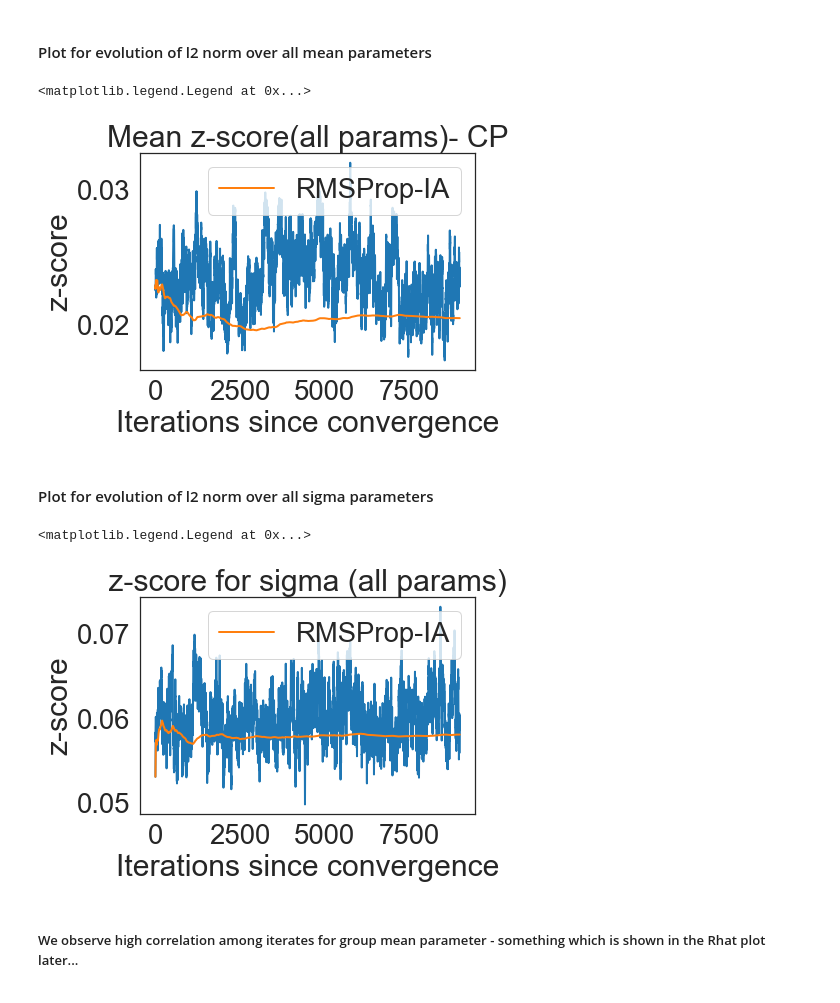
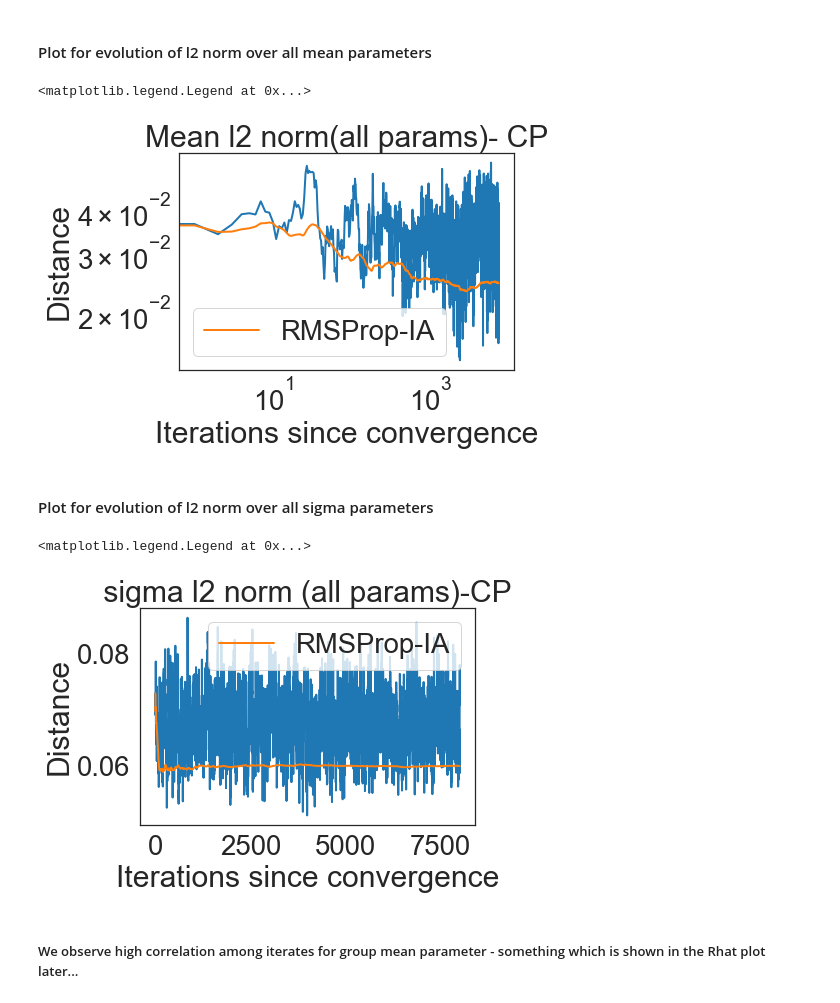
Before and after one commit to kunalghosh/viabel, a Jupyter notebook: notebooks/eight-schools-iterate-averaging-rhat.ipynb, the cells around one changed output. Cells and saved outputs as stored; diff of their text form; code cells hidden in the pictures.

```diff
--- a/notebooks/eight-schools-iterate-averaging-rhat.ipynb
+++ b/notebooks/eight-schools-iterate-averaging-rhat.ipynb
@@ -157,8 +158,8 @@ bad_init_param_cp1 = np.concatenate([np.zeros(k), np.ones(k)])
 klvi_mf_objective_and_grad_cp = black_box_klvi(mf_gaussian_cp, eight_schools_cp_log_density, 100)
 klvi_mf_objective_and_grad_ncp = black_box_klvi(mf_gaussian_cp, eight_schools_ncp_log_density, 100)
 # %%
-klvi_var_param_rms_good_cp, klvi_var_param_list_rms_good_cp, avg_klvi_var_param_list_rms_good_cp, klvi_history_rms_good_cp, _, op_log_mf_rms_good_cp = \
-    rmsprop_IA_optimize_with_rhat(14000, klvi_mf_objective_and_grad_cp, good_init_param_cp1, k, learning_rate=.01,n_optimisers=1, r_mean_threshold=1.40, tail_avg_iters=3000)
+klvi_var_param_rms_good_cp, klvi_var_param_list_rms_good_cp, avg_klvi_mean_list_rms_good_cp, avg_klvi_sigmas_list_rms_good_cp, klvi_history_rms_good_cp, _, op_log_mf_rms_good_cp = \
+    rmsprop_IA_optimize_with_rhat(9000, klvi_mf_objective_and_grad_cp, good_init_param_cp1, k, learning_rate=.01,n_optimisers=2, r_mean_threshold=1.20, tail_avg_iters=3000)
 # %% [markdown]
 ##### Iterations taken for convergence of mean and sigma params
 
@@ -172,27 +198,27 @@ print(op_log_mf_rms_good_cp['start_avg_sigma_iters'])
 # %% [markdown]
 #### Plot for evolution of l2 norm over all mean parameters
 # %%
-plt.plot(np.mean(np.sqrt(np.square(klvi_var_param_list_rms_good_cp[0][op_log_mf_rms_good_cp['start_avg_mean_iters']:,:k] - true_mean_ncp)), axis=1))
-plt.plot(np.mean(np.sqrt(np.square(avg_klvi_var_param_list_rms_good_cp[0][:,:k] - true_mean_ncp)), axis=1), label='RMSProp-IA')
+plt.loglog(np.mean(np.sqrt(np.square(klvi_var_param_list_rms_good_cp[0][op_log_mf_rms_good_cp['start_avg_mean_iters']:,:k] - true_mean_ncp)), axis=1))
+plt.plot(np.mean(np.sqrt(np.square(avg_klvi_mean_list_rms_good_cp[0] - true_mean_ncp)), axis=1), label='RMSProp-IA')
 plt.xlabel('Iterations since convergence')
-plt.ylabel('z-score')
-plt.title('Mean z-score(all params)- CP')
+plt.ylabel('Distance')
+plt.title('Mean l2 norm(all params)- CP')
 plt.legend()
 # %% [output]
 <matplotlib.legend.Legend at 0x...>
-[figure, old version]
+[figure, new version]
 # %% [markdown]
 #### Plot for evolution of l2 norm over all sigma parameters
 # %%
-plt.plot(np.mean(np.sqrt(np.square(klvi_var_param_list_rms_good_cp[0][op_log_mf_rms_good_cp['start_avg_mean_iters']:,k:] - np.log(np.sqrt(np.diag(true_cov_ncp))))), axis=1))
-plt.plot(np.mean(np.sqrt(np.square(avg_klvi_var_param_list_rms_good_cp[0][:,k:] - np.log(np.sqrt(np.diag(true_cov_ncp))))), axis=1), label='RMSProp-IA')
+plt.plot(np.mean(np.sqrt(np.square(klvi_var_param_list_rms_good_cp[0][op_log_mf_rms_good_cp['start_avg_sigma_iters']:,k:] - np.log(np.sqrt(np.diag(true_cov_ncp))))), axis=1))
+plt.plot(np.mean(np.sqrt(np.square(avg_klvi_sigmas_list_rms_good_cp[0] - np.log(np.sqrt(np.diag(true_cov_ncp))))), axis=1), label='RMSProp-IA')
 plt.xlabel('Iterations since convergence')
-plt.ylabel('z-score')
-plt.title(' z-score for sigma (all params) ')
+plt.ylabel('Distance')
+plt.title(' sigma l2 norm (all params)-CP ')
 plt.legend()
 # %% [output]
 <matplotlib.legend.Legend at 0x...>
-[figure, old version]
+[figure, new version]
 # %%
 #### Plot for evolution of l2 norm over all mean parameters
 # %% [markdown]
```
Also changed, not shown: parts of 33 cells of this notebook.
